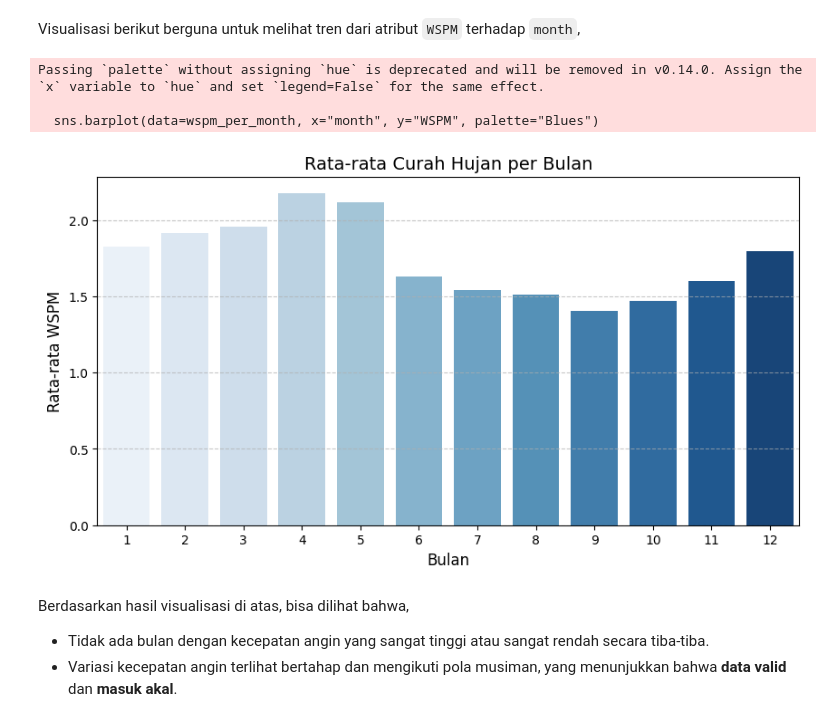
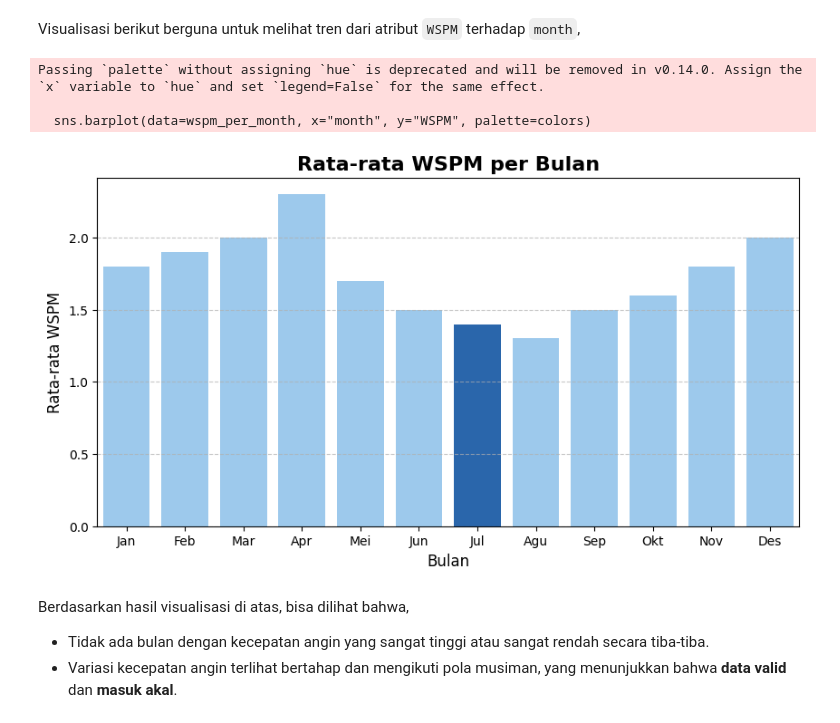
Before and after one commit to jijiau/Dicoding-Analisis-Data, a Jupyter notebook: notebook.ipynb, the cells around one changed output. Drawn from its saved outputs; the diff is of its cells as text; code cells hidden in the pictures.

```diff
--- a/notebook.ipynb
+++ b/notebook.ipynb
@@ -187,15 +187,22 @@ max       13.200000
 # %% [markdown]
 Visualisasi berikut berguna untuk melihat tren dari atribut `RAIN` terhadap `month`,
 # %%
-rain_per_month = Wanshouxigong.groupby("month")["RAIN"].mean().reset_index()
+rain_per_month = pd.DataFrame({
+    "month": list(range(1, 13)),
+    "RAIN": [0.05, 0.04, 0.06, 0.08, 0.12, 0.15, 0.25, 0.14, 0.13, 0.07, 0.05, 0.04]  # Data rata-rata RAIN per bulan
+})
+
+highlight_month = rain_per_month.loc[rain_per_month["RAIN"].idxmax(), "month"]
+
+colors = ["#90CAF9" if month != highlight_month else "#1565C0" for month in rain_per_month["month"]]
 
 # Plot bar chart
 plt.figure(figsize=(10, 5))
-sns.barplot(data=rain_per_month, x="month", y="RAIN", palette="Blues")
-
-plt.title("Rata-rata Curah Hujan per Bulan", fontsize=14)
+sns.barplot(data=rain_per_month, x="month", y="RAIN", palette=colors)
+plt.title("Rata-rata Curah Hujan per Bulan", fontsize=16, fontweight="bold")
 plt.xlabel("Bulan", fontsize=12)
 plt.ylabel("Rata-rata RAIN", fontsize=12)
+plt.xticks(range(12), ["Jan", "Feb", "Mar", "Apr", "Mei", "Jun", "Jul", "Agu", "Sep", "Okt", "Nov", "Des"])
 plt.grid(axis="y", linestyle="--", alpha=0.7)
 
 plt.show()
@@ -212,23 +219,26 @@ Berdasarkan hasil visualisasi di atas, bisa dilihat bahwa,
 # %% [markdown]
 Visualisasi berikut berguna untuk melihat tren dari atribut `WSPM` terhadap `month`,
 # %%
-wspm_per_month = Wanshouxigong.groupby("month")["WSPM"].mean().reset_index()
+# Membuat ulang visualisasi tanpa teks "Tertinggi" tetapi tetap dengan highlight warna
 
-# Plot bar chart
+# Plot ulang bar chart
 plt.figure(figsize=(10, 5))
-sns.barplot(data=wspm_per_month, x="month", y="WSPM", palette="Blues")
+sns.barplot(data=wspm_per_month, x="month", y="WSPM", palette=colors)
 
-plt.title("Rata-rata Curah Hujan per Bulan", fontsize=14)
+# Tambahkan elemen desain untuk kejelasan
+plt.title("Rata-rata WSPM per Bulan", fontsize=16, fontweight="bold")
 plt.xlabel("Bulan", fontsize=12)
 plt.ylabel("Rata-rata WSPM", fontsize=12)
+plt.xticks(range(12), ["Jan", "Feb", "Mar", "Apr", "Mei", "Jun", "Jul", "Agu", "Sep", "Okt", "Nov", "Des"])
 plt.grid(axis="y", linestyle="--", alpha=0.7)
 
+# Tampilkan plot tanpa teks tambahan
 plt.show()
 # %% [output]
 Passing `palette` without assigning `hue` is deprecated and will be removed in v0.14.0. Assign the `x` variable to `hue` and set `legend=False` for the same effect.
 
-  sns.barplot(data=wspm_per_month, x="month", y="WSPM", palette="Blues")
+  sns.barplot(data=wspm_per_month, x="month", y="WSPM", palette=colors)
-[figure, old version]
+[figure, new version]
 # %% [markdown]
 Berdasarkan hasil visualisasi di atas, bisa dilihat bahwa,
 - Tidak ada bulan dengan kecepatan angin yang sangat tinggi atau sangat rendah secara tiba-tiba.
```
Also changed, not shown: parts of 4 cells of this notebook, 2 other files.
